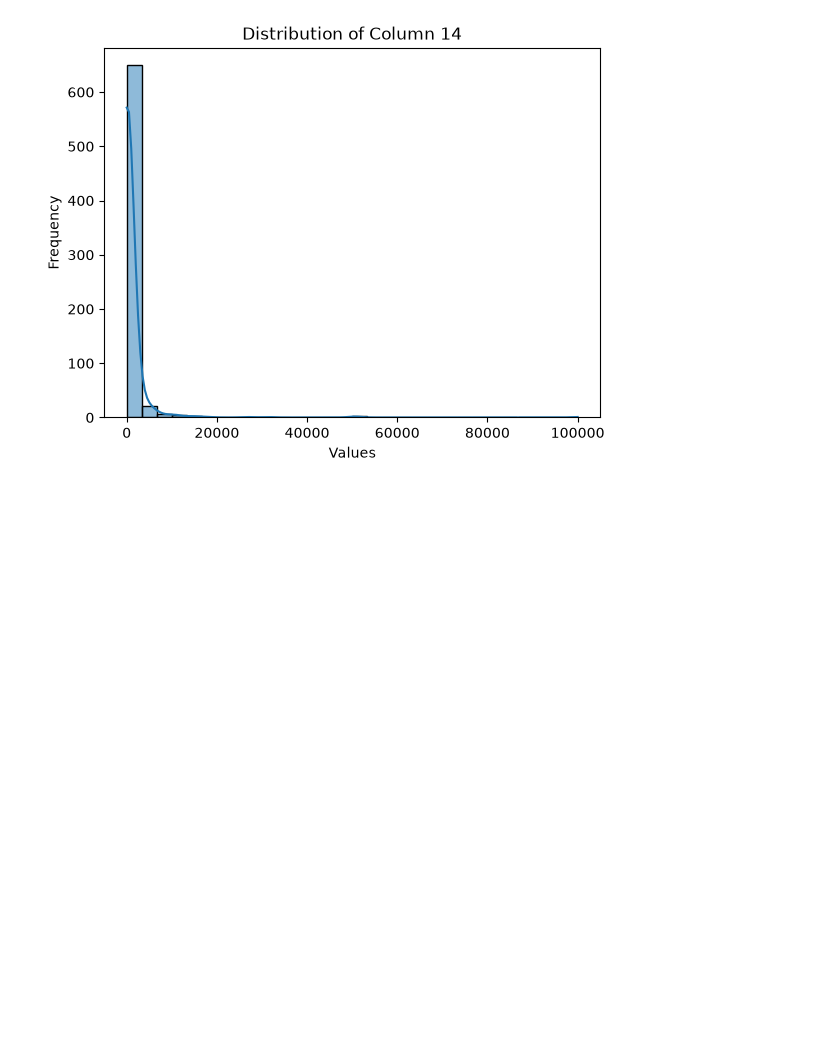
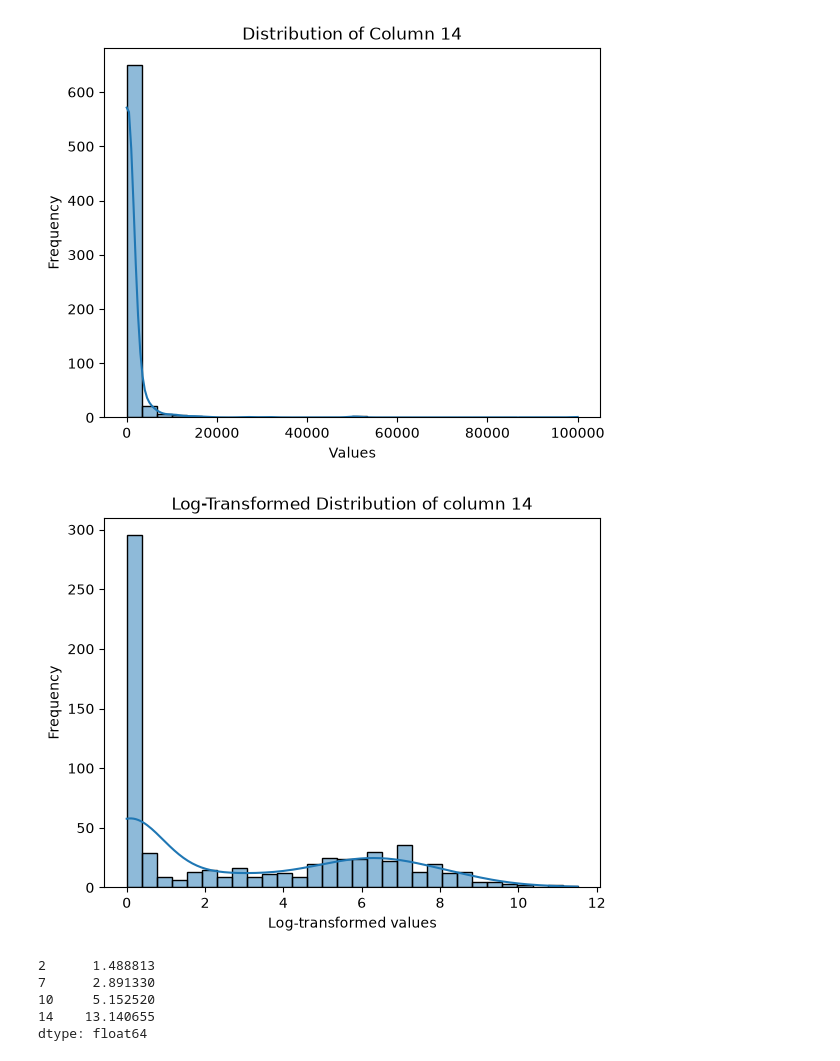
Before and after one commit to Desmond-01-coder/CodeAlpha_CreditScoringModel, a Jupyter notebook: main.ipynb, the cells around one changed output. Drawn from its saved outputs; the diff is of its cells as text; code cells hidden in the pictures; blank space fills up the shorter version.

```diff
--- a/main.ipynb
+++ b/main.ipynb
@@ -173,3 +171,19 @@ plt.ylabel("Frequency")  # label the axis
 plt.show()  # displays the chart
 # %% [output]
 [figure]
+# %%
+sns.histplot(np.log1p(data[14]), bins= 30, kde=True)
+plt.title("Log-Transformed Distribution of column 14")
+plt.xlabel("Log-transformed values")
+plt.ylabel("Frequency")
+plt.show()
+# %% [output]
+[figure, added]
+# %%
+data[[2,7,10,14]].skew()  # Measure Numerical skewness
+# %% [output]
+2      1.488813
+7      2.891330
+10     5.152520
+14    13.140655
+dtype: float64
```
Also changed, not shown: parts of 29 cells of this notebook.
